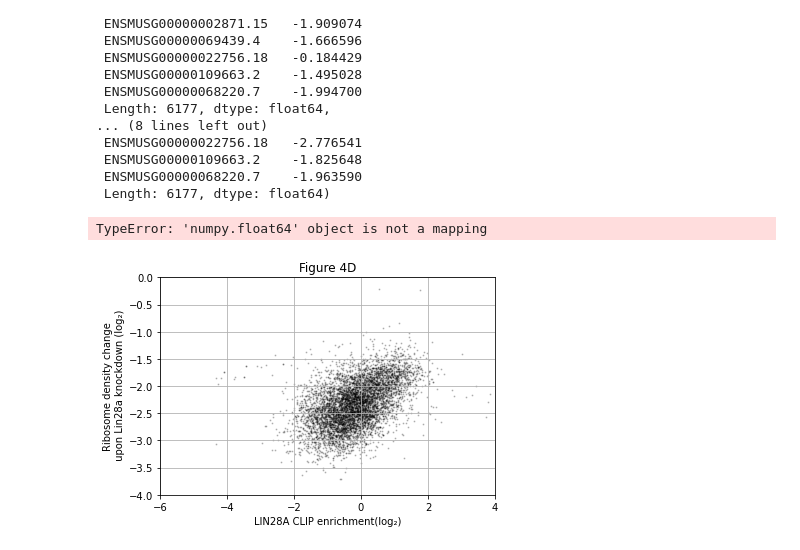
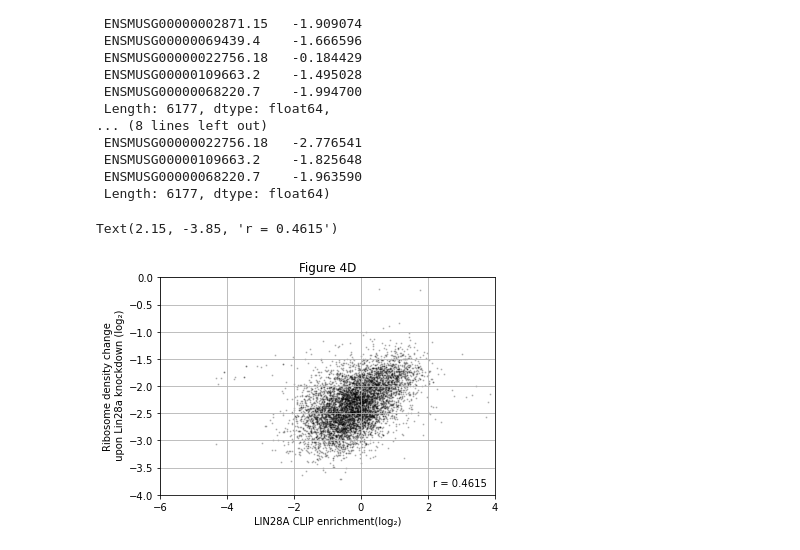
Before and after one commit to kangjunseo/Bioinformatics, a Jupyter notebook: QBioLab_Internship/Mission2.ipynb, the cells around one changed output. Saved outputs shown, nothing was run; the diff lists cells and outputs as text; code cells hidden in the pictures.

```diff
--- a/QBioLab_Internship/Mission2.ipynb
+++ b/QBioLab_Internship/Mission2.ipynb
@@ -77,13 +77,13 @@ x_axis, y_axis
 # %%
 plt.scatter(x_axis,y_axis, s = 1, alpha = .2, color = 'black')
 plt.title('Figure 4D')
 plt.grid()
 plt.xlabel('LIN28A CLIP enrichment(log\u2082)')
 plt.ylabel('Ribosome density change\n upon Lin28a knockdown (log\u2082)')
 plt.xlim([-6,4])
 plt.ylim([-4,0])
 coef = mstats.pearsonr(x_axis, y_axis)
-plt.text(2,-3.5, 'r='+str( round(coef[0],4))
+plt.text(2.15,-3.85, f'r = {round(coef[0],4)}')
 # %% [output]
-TypeError: 'numpy.float64' object is not a mapping
+Text(2.15, -3.85, 'r = 0.4615')
-[figure, old version]
+[figure, new version]
```
